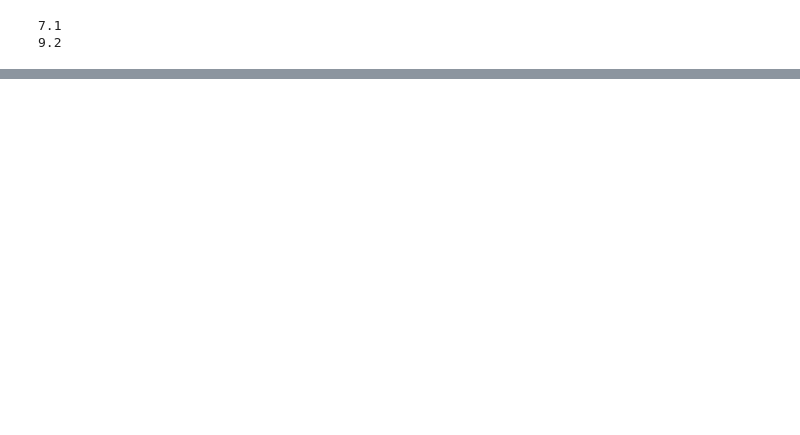
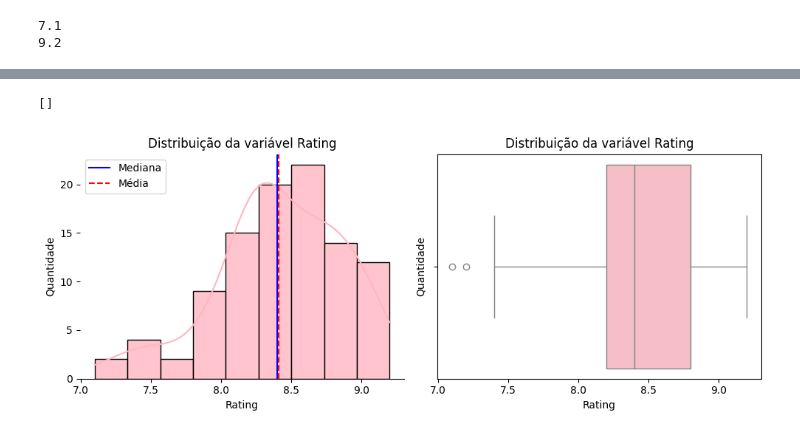
Before and after one commit to VitoriaPontes/KDramaRating, a Jupyter notebook: K-Drama Final Project.ipynb, the cells around one changed output, grey strips where cells are left out. Drawn from its saved outputs; the diff is of its cells as text; code cells hidden in the pictures; blank space fills up the shorter version.

```diff
--- a/K-Drama Final Project.ipynb
+++ b/K-Drama Final Project.ipynb
@@ -163,0 +239,3 @@ Por último, a variável Rating será convertida em intervalos com diferença de
+# %%
+# ficará salvo a variável 'Rating' antes de ser transformada em uma categórica no seguinte dataset
+drama_Rating = drama.copy()
@@ -260,0 +285,26 @@ print(quanti)
+# %%
+variavel = 'Rating'
+
+fig, axes = plt.subplots(figsize=(10, 4), ncols=2)
+
+ax = sns.histplot(data=drama_Rating, x=variavel, ax=axes[0], kde=True, alpha=.8, color='lightpink')
+ax.axvline(drama_Rating[variavel].median(), color="blue", label="Mediana")
+ax.axvline(drama_Rating[variavel].mean(), color="red", linestyle="--", label="Média")
+ax.set(title=f"Distribuição da variável {variavel}", ylabel="Quantidade")
+ax.legend()
+ax.spines["bottom"].set_color("black")
+ax.grid(False, axis="x")
+for side in ["left", "top", "right"]:
+    ax.spines[side].set_visible(False)
+ax = sns.boxplot(data=drama_Rating, x=variavel, ax=axes[1], color='lightpink')
+ax.set(title=f"Distribuição da variável {variavel}", ylabel="Quantidade")
+ax.spines["bottom"].set_color("black")
+ax.grid(False)
+
+
+plt.tight_layout(h_pad=8, w_pad=8)
+plt.tight_layout()
+plt.plot()
+# %% [output]
+[]
+[figure, added]
```
Also changed, not shown: parts of 116 cells of this notebook.
